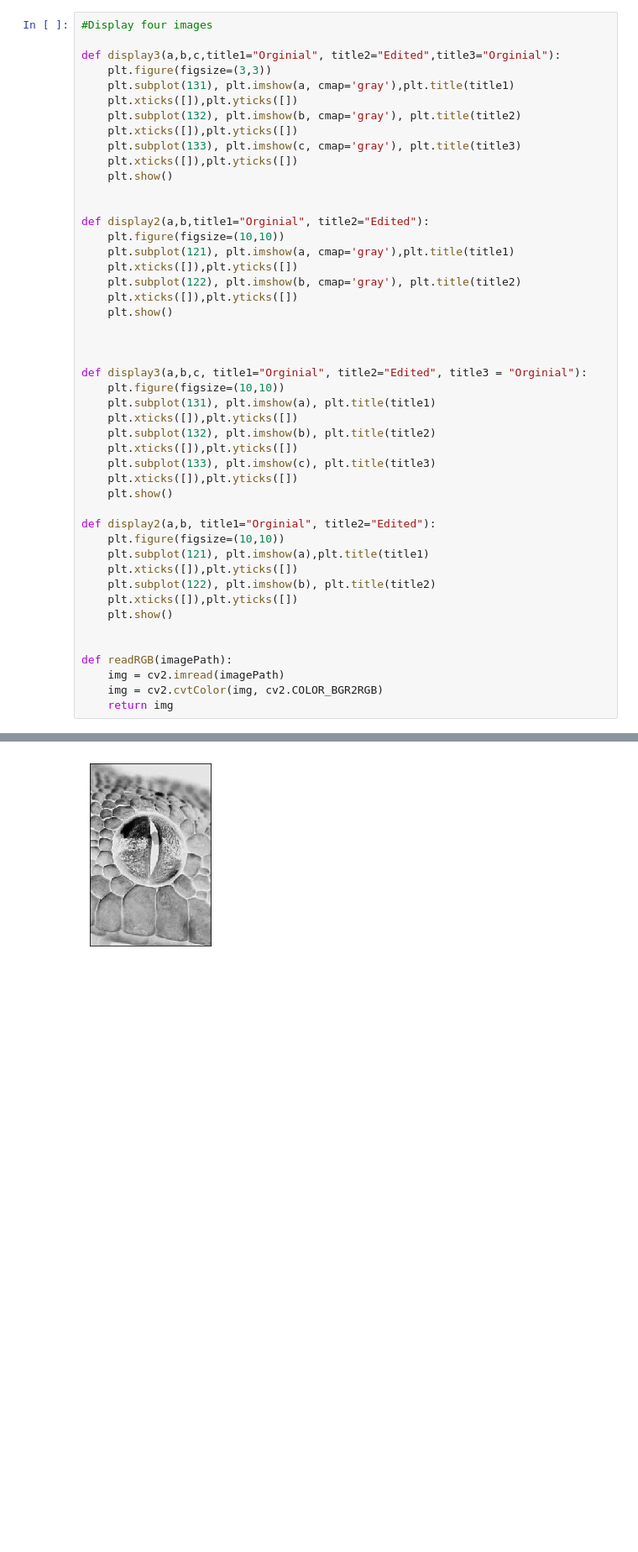
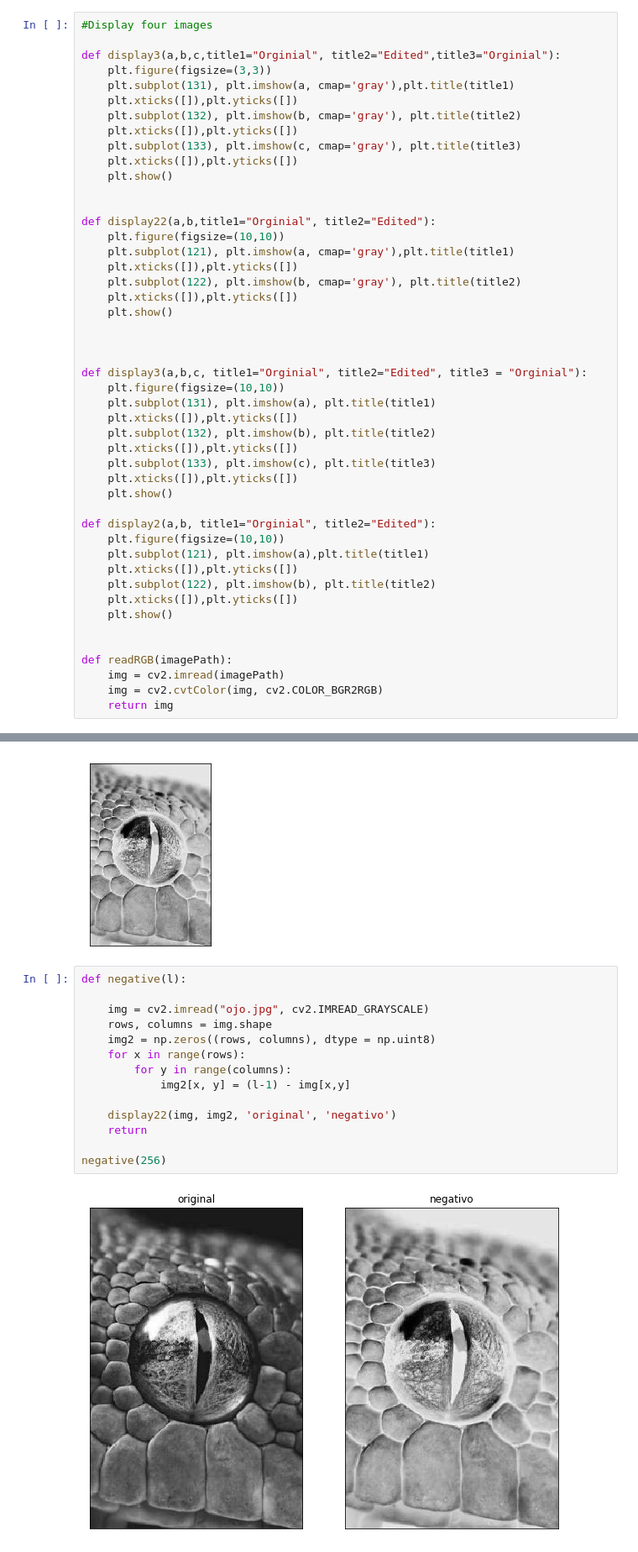
Before and after one commit to jej24/INTERPOL, a Jupyter notebook: INTERPOLACION.ipynb, the cells around one changed output, grey strips where cells are left out. Shown at 84% size. Saved outputs shown, nothing was run; the diff lists cells and outputs as text; blank space fills up the shorter version.

```diff
--- a/INTERPOLACION.ipynb
+++ b/INTERPOLACION.ipynb
@@ -35,7 +35,7 @@ def display3(a,b,c,title1="Orginial", title2="Edited",title3="Orginial"):
     plt.show()
 
 
-def display2(a,b,title1="Orginial", title2="Edited"):
+def display22(a,b,title1="Orginial", title2="Edited"):
     plt.figure(figsize=(10,10))
     plt.subplot(121), plt.imshow(a, cmap='gray'),plt.title(title1)
     plt.xticks([]),plt.yticks([])
@@ -168,3 +168,19 @@ plt.xticks([]),plt.yticks([])
 (([], <a list of 0 Text xticklabel objects>),
  ([], <a list of 0 Text yticklabel objects>))
 [figure]
+# %%
+def negative(l):
+
+    img = cv2.imread("ojo.jpg", cv2.IMREAD_GRAYSCALE)
+    rows, columns = img.shape
+    img2 = np.zeros((rows, columns), dtype = np.uint8)
+    for x in range(rows):
+        for y in range(columns):
+            img2[x, y] = (l-1) - img[x,y]
+
+    display22(img, img2, 'original', 'negativo')
+    return
+
+negative(256)
+# %% [output]
+[figure, added]
```
Also changed, not shown: parts of 1 cell of this notebook.
